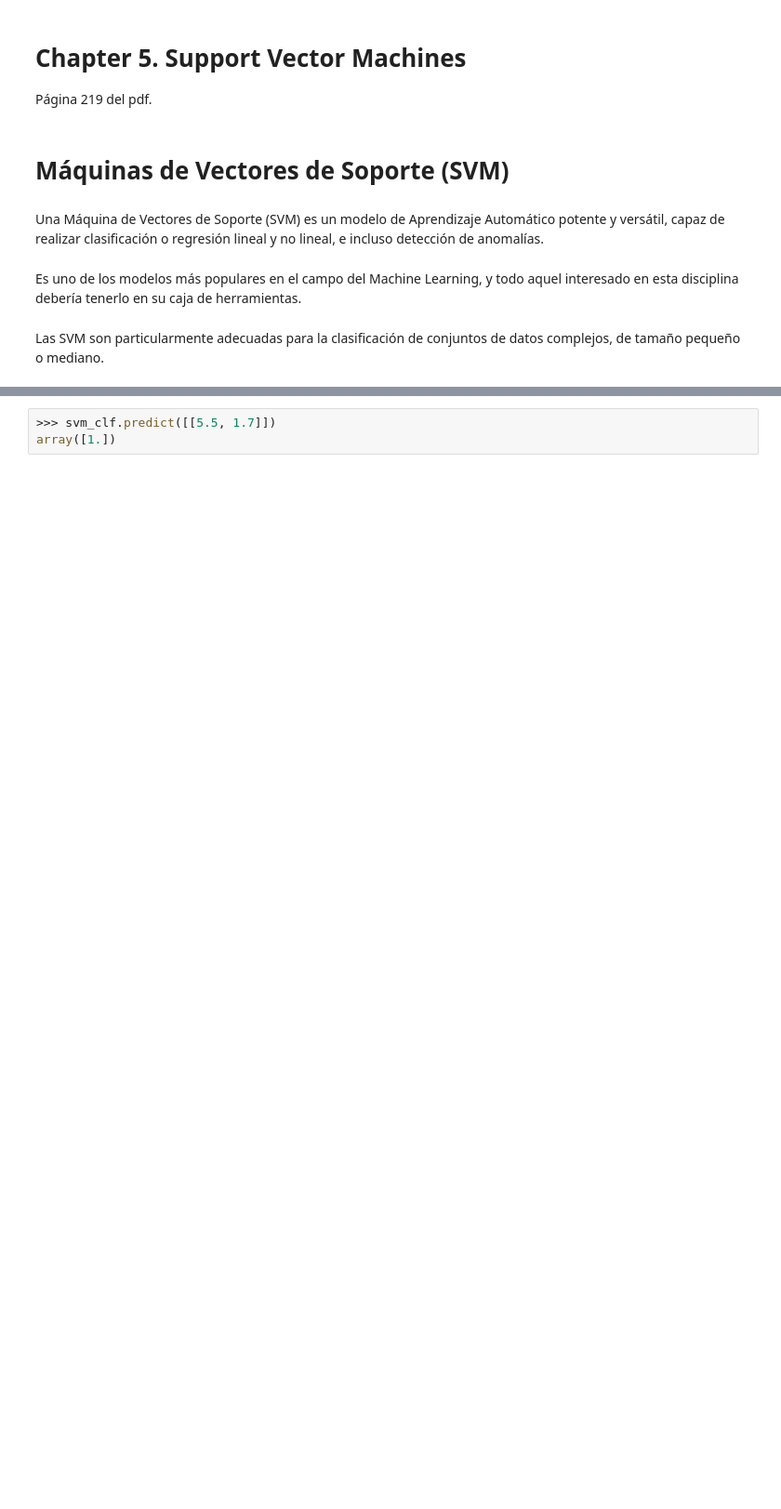
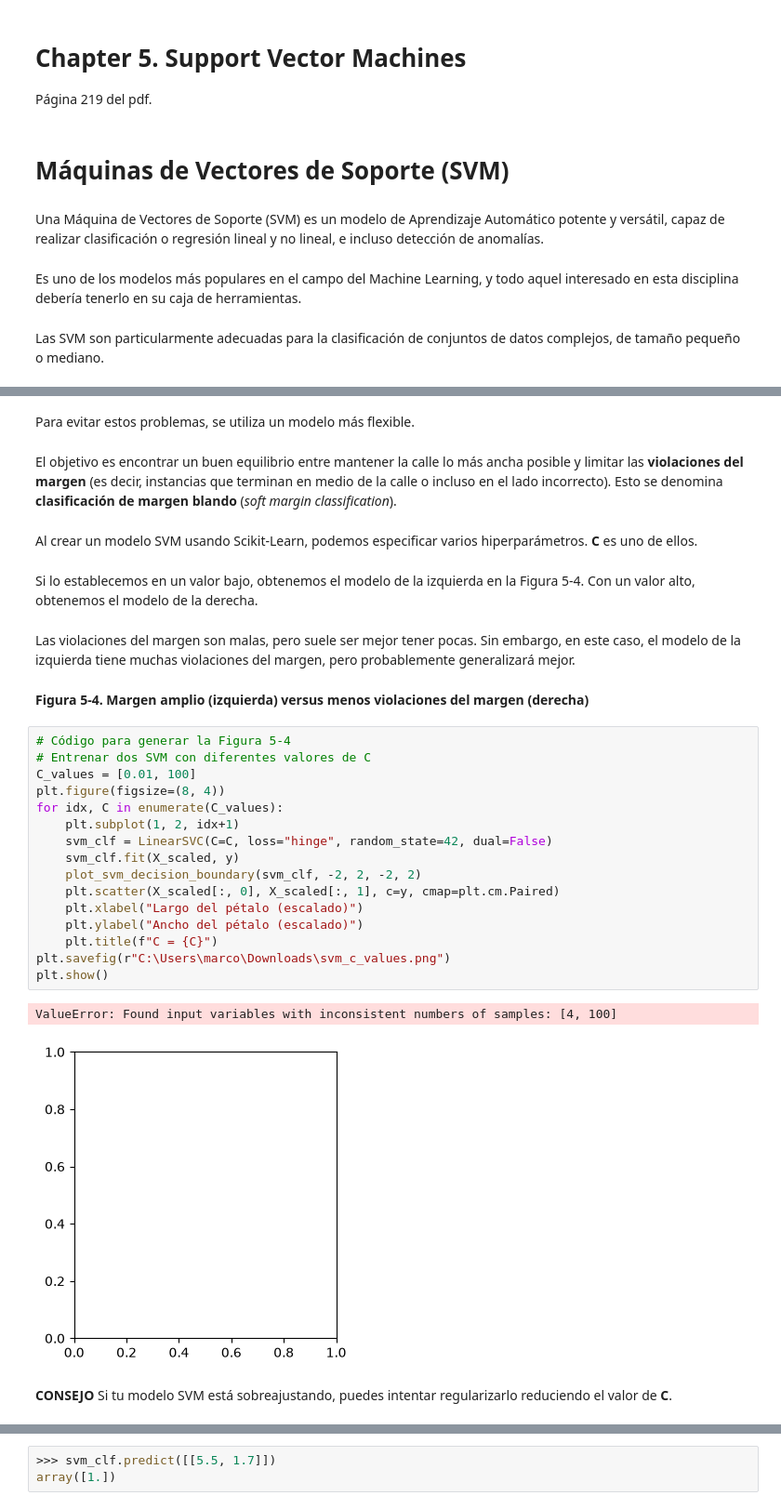
Before and after one commit to marco-canas/machine_learning_idalina, a Jupyter notebook: 5_svm/1_scripts/svm_1.ipynb, the cells around one changed output, grey strips where cells are left out. Shown at 93% size. Drawn from its saved outputs; the diff is of its cells as text; blank space fills up the shorter version.

```diff
--- a/5_svm/1_scripts/svm_1.ipynb
+++ b/5_svm/1_scripts/svm_1.ipynb
@@ -168,0 +356,37 @@ El modelo resultante se representa a la izquierda en la Figura 5-4. Luego, como
+# %% [markdown]
+
+Para evitar estos problemas, se utiliza un modelo más flexible.
+# %% [markdown]
+El objetivo es encontrar un buen equilibrio entre mantener la calle lo más ancha posible y limitar las **violaciones del margen** (es decir, instancias que terminan en medio de la calle o incluso en el lado incorrecto). Esto se denomina **clasificación de margen blando** (*soft margin classification*).
+# %% [markdown]
+
+Al crear un modelo SVM usando Scikit-Learn, podemos especificar varios hiperparámetros. **C** es uno de ellos.
+# %% [markdown]
+Si lo establecemos en un valor bajo, obtenemos el modelo de la izquierda en la Figura 5-4. Con un valor alto, obtenemos el modelo de la derecha.
+# %% [markdown]
+Las violaciones del margen son malas, pero suele ser mejor tener pocas. Sin embargo, en este caso, el modelo de la izquierda tiene muchas violaciones del margen, pero probablemente generalizará mejor.
+# %% [markdown]
+
+**Figura 5-4. Margen amplio (izquierda) versus menos violaciones del margen (derecha)**
+# %%
+# Código para generar la Figura 5-4
+# Entrenar dos SVM con diferentes valores de C
+C_values = [0.01, 100]
+plt.figure(figsize=(8, 4))
+for idx, C in enumerate(C_values):
+    plt.subplot(1, 2, idx+1)
+    svm_clf = LinearSVC(C=C, loss="hinge", random_state=42, dual=False)
+    svm_clf.fit(X_scaled, y)
+    plot_svm_decision_boundary(svm_clf, -2, 2, -2, 2)
+    plt.scatter(X_scaled[:, 0], X_scaled[:, 1], c=y, cmap=plt.cm.Paired)
+    plt.xlabel("Largo del pétalo (escalado)")
+    plt.ylabel("Ancho del pétalo (escalado)")
+    plt.title(f"C = {C}")
+plt.savefig(r"C:\Users\marco\Downloads\svm_c_values.png")
+plt.show()
+# %% [output]
+ValueError: Found input variables with inconsistent numbers of samples: [4, 100]
+[figure, added]
+# %% [markdown]
+**CONSEJO**
+Si tu modelo SVM está sobreajustando, puedes intentar regularizarlo reduciendo el valor de **C**.
```
Also changed, not shown: parts of 38 cells of this notebook, 1 other file.
